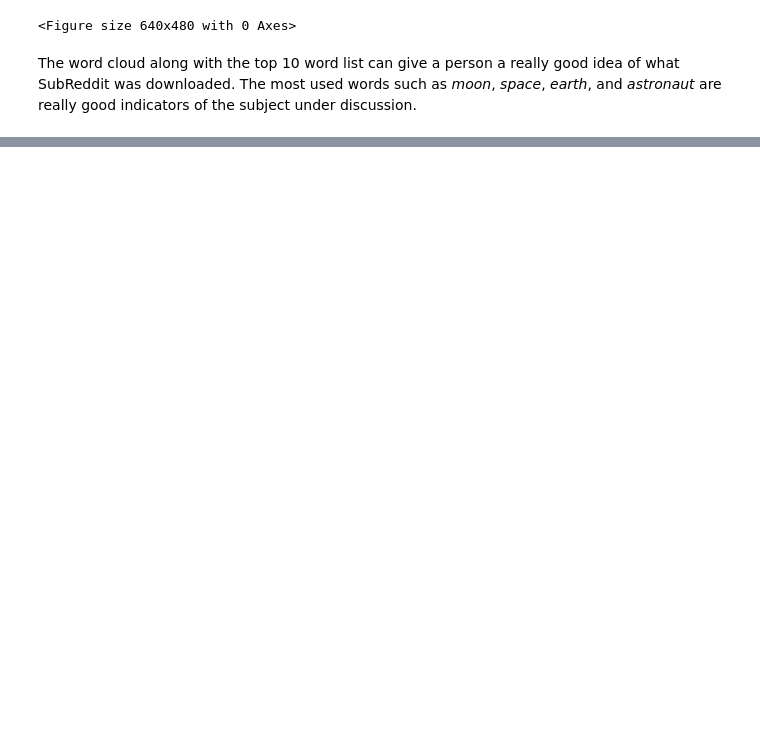
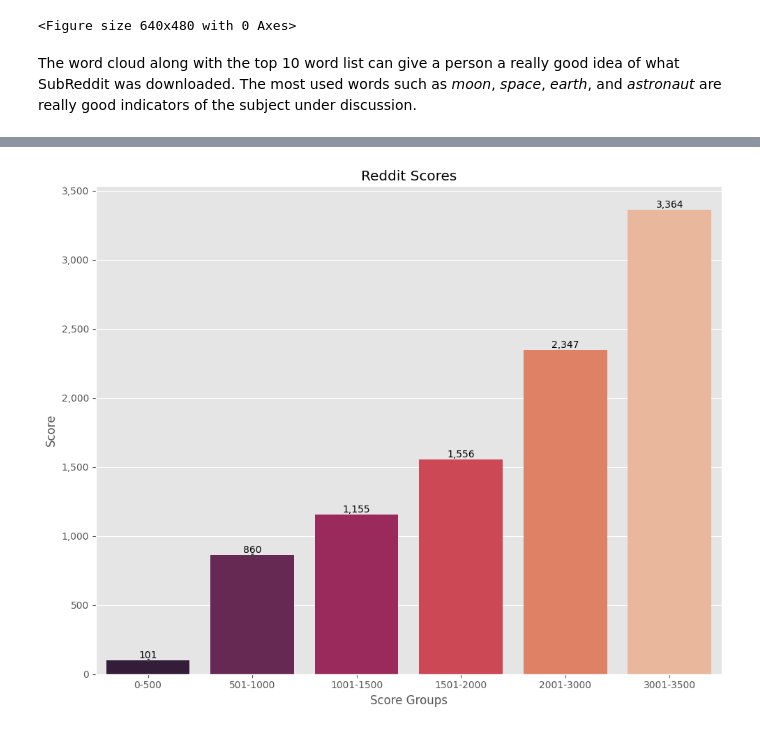
Before and after one commit to wwwinters/msds640assignment6, a Jupyter notebook: notebooks/wwinters_assignment6.ipynb, the cells around one changed output, grey strips where cells are left out. Cells and saved outputs as stored; diff of their text form; code cells hidden in the pictures; blank space fills up the shorter version.

```diff
--- a/notebooks/wwinters_assignment6.ipynb
+++ b/notebooks/wwinters_assignment6.ipynb
@@ -304,0 +337,10 @@ The word cloud along with the top 10 word list can give a person a really good i
+# %%
+# Create VADER sentiment analysis object
+sia = SentimentIntensityAnalyzer()
+
+# Apply VADER to content feature
+res = {}
+for i, row in tqdm(reddit_df.iterrows(), total=len(reddit_df)):
+    text = row['content']
+    myid = row['id']
+    res[myid] = sia.polarity_scores(text)
@@ -304,0 +350,5 @@ The word cloud along with the top 10 word list can give a person a really good i
+# %%
+vaders = pd.DataFrame(res).T
+vaders = vaders.reset_index().rename(columns={'index': 'id'})
+vaders = vaders.merge(reddit_df, how='left')
+display(vaders.head(2))
@@ -304,0 +361,5 @@ The word cloud along with the top 10 word list can give a person a really good i
+# %%
+drop_cols = ['created_utc','title','author','ratio','text','comment_utc',
+             'comment_author','body']
+vaders.drop(columns=drop_cols, inplace=True, errors='ignore')
+vaders.head()
@@ -304,0 +390,15 @@ The word cloud along with the top 10 word list can give a person a really good i
+# %%
+vaders['score_grp'] = pd.cut(vaders['score'], bins=[0,500,1000,1500,2000,3000,3500],
+                             labels=['0-500','501-1000','1001-1500','1501-2000','2001-3000',
+                                     '3001-3500'])
+fig, ax = plt.subplots(figsize=(10,8))
+ax.yaxis.set_major_formatter(mtick.StrMethodFormatter('{x:,.0f}'))
+ax.set(xlabel='Score Groups', ylabel='Score', title='Reddit Scores')
+sns.barplot(data=vaders, x='score_grp', y='score', palette='rocket')
+for container in ax.containers:
+    ax.bar_label(container, fmt='{:,.0f}')
+plt.tight_layout()
+plt.show()
+fig.savefig('figuresRedditScores.png', bbox_inches='tight', dpi=300)
+# %% [output]
+[figure, added]
```
Also changed, not shown: parts of 24 cells of this notebook, 9 other files.
